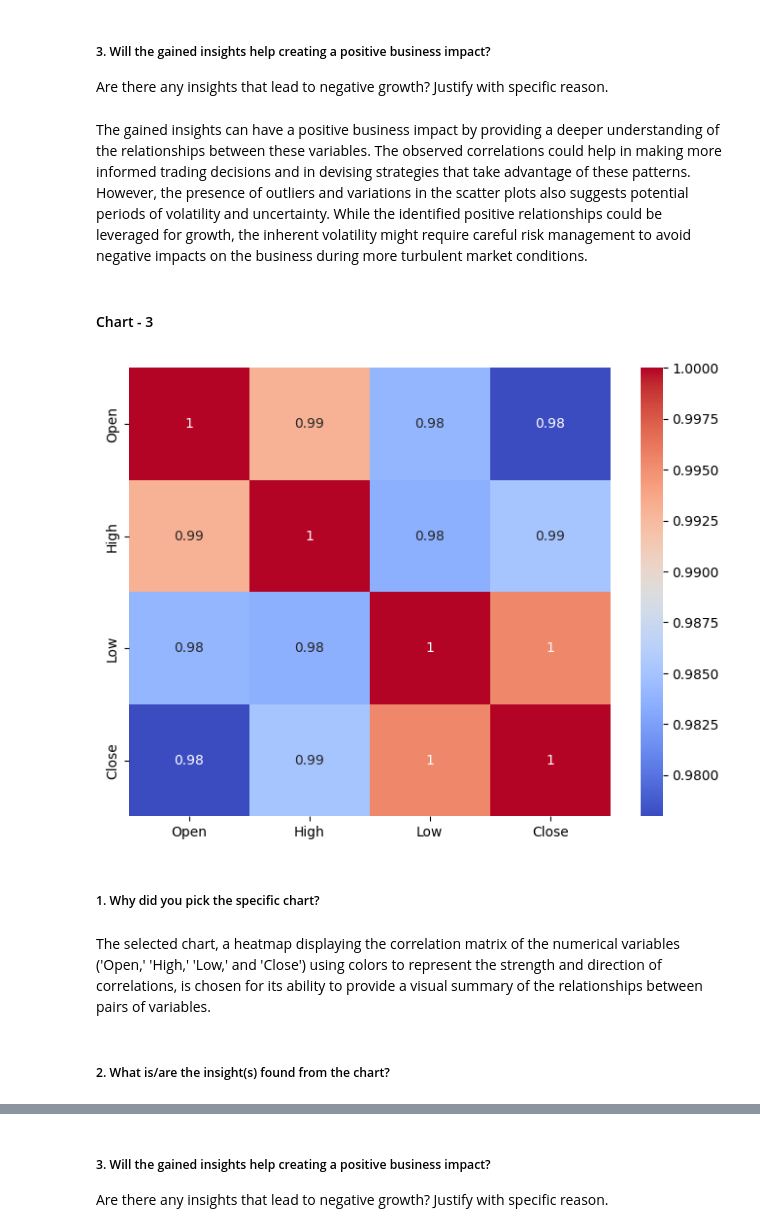
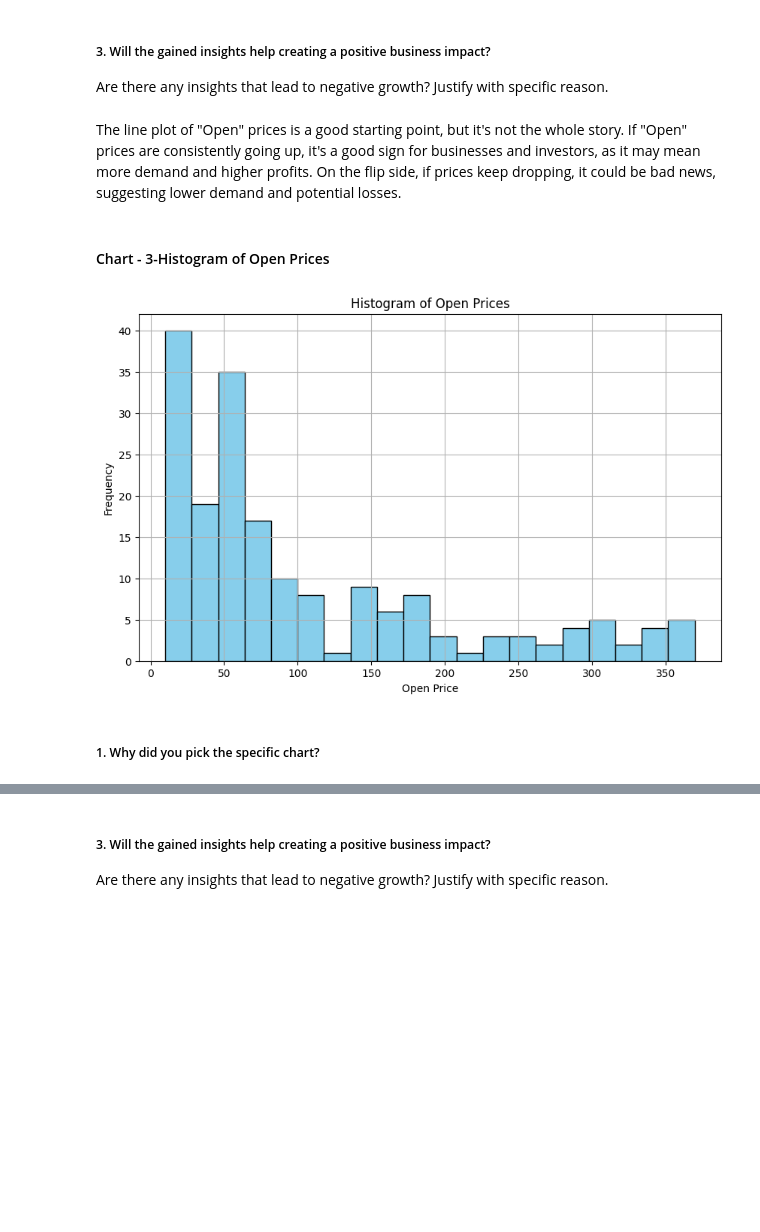
Before and after one commit to Rohankukwas/Yes-Bank-Stock-Closing-Price-Prediction, a Jupyter notebook: ML_Yes_Bank_Stock_Closing_Price_Prediction_ML_Submission.ipynb, the cells around one changed output, grey strips where cells are left out. Drawn from its saved outputs; the diff is of its cells as text; code cells hidden in the pictures; blank space fills up the shorter version.

```diff
--- a/ML_Yes_Bank_Stock_Closing_Price_Prediction_ML_Submission.ipynb
+++ b/ML_Yes_Bank_Stock_Closing_Price_Prediction_ML_Submission.ipynb
@@ -352,19 +374,29 @@ From the pair plot, several insights can be discerned. There appears to be a str
 # %% [markdown]
 ##### 3. Will the gained insights help creating a positive business impact?
 Are there any insights that lead to negative growth? Justify with specific reason.
-# %% [markdown]
-The gained insights can have a positive business impact by providing a deeper understanding of the relationships between these variables. The observed correlations could help in making more informed trading decisions and in devising strategies that take advantage of these patterns. However, the presence of outliers and variations in the scatter plots also suggests potential periods of volatility and uncertainty. While the identified positive relationships could be leveraged for growth, the inherent volatility might require careful risk management to avoid negative impacts on the business during more turbulent market conditions.
+# %% [markdown]
+The line plot of "Open" prices is a good starting point, but it's not the whole story. If "Open" prices are consistently going up, it's a good sign for businesses and investors, as it may mean more demand and higher profits. On the flip side, if prices keep dropping, it could be bad news, suggesting lower demand and potential losses.
 # %% [markdown]
-#### Chart - 3
+#### Chart - 3-Histogram of Open Prices
-# %%
-# Chart - 3 visualization code
-plt.figure(figsize = (8,6))
-sns.heatmap(df.corr(), annot=True, cmap='coolwarm');
-# %% [output]
-[figure, removed]
+# %%
+# Chart - 3 visualization code
+import pandas as pd
+import matplotlib.pyplot as plt
+
+# Creating a DataFrame from the provided data (assuming you have already done this)
+# If not, you can reuse the DataFrame from the previous example
+
+# Creating a histogram for 'Open' prices
+plt.figure(figsize=(10, 6))
+plt.hist(df['Open'], bins=20, color='skyblue', edgecolor='black')
+
+plt.title('Histogram of Open Prices')
+plt.xlabel('Open Price')
+plt.ylabel('Frequency')
+plt.grid(True)
+
+plt.show()
+# %% [output]
+[figure, added]
 # %% [markdown]
 ##### 1. Why did you pick the specific chart?
-# %% [markdown]
-The selected chart, a heatmap displaying the correlation matrix of the numerical variables ('Open,' 'High,' 'Low,' and 'Close') using colors to represent the strength and direction of correlations, is chosen for its ability to provide a visual summary of the relationships between pairs of variables.
-# %% [markdown]
-##### 2. What is/are the insight(s) found from the chart?
```
Also changed, not shown: parts of 103 cells of this notebook.
